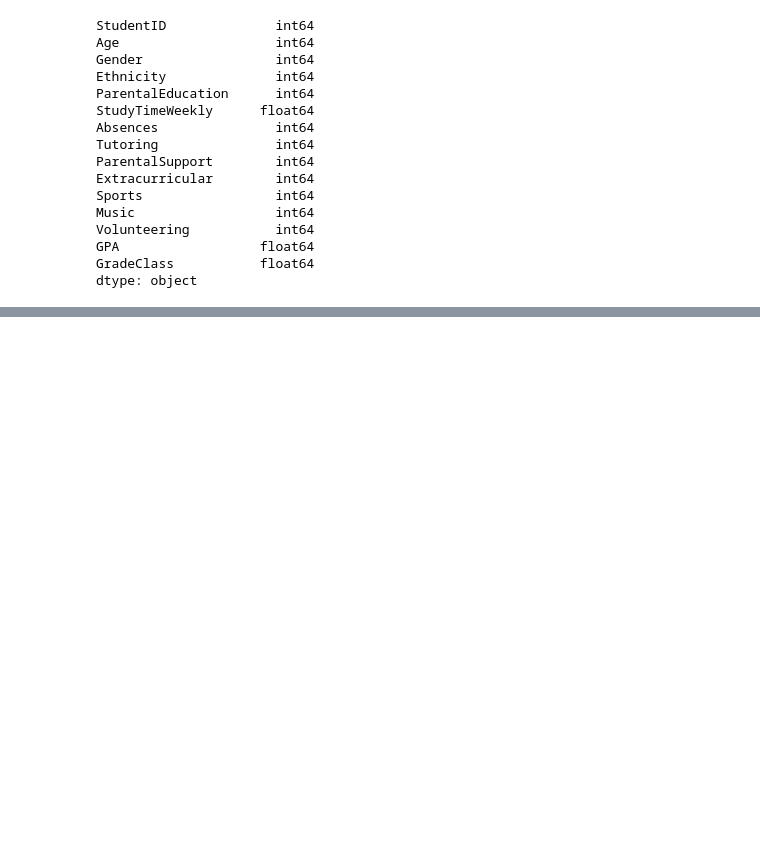
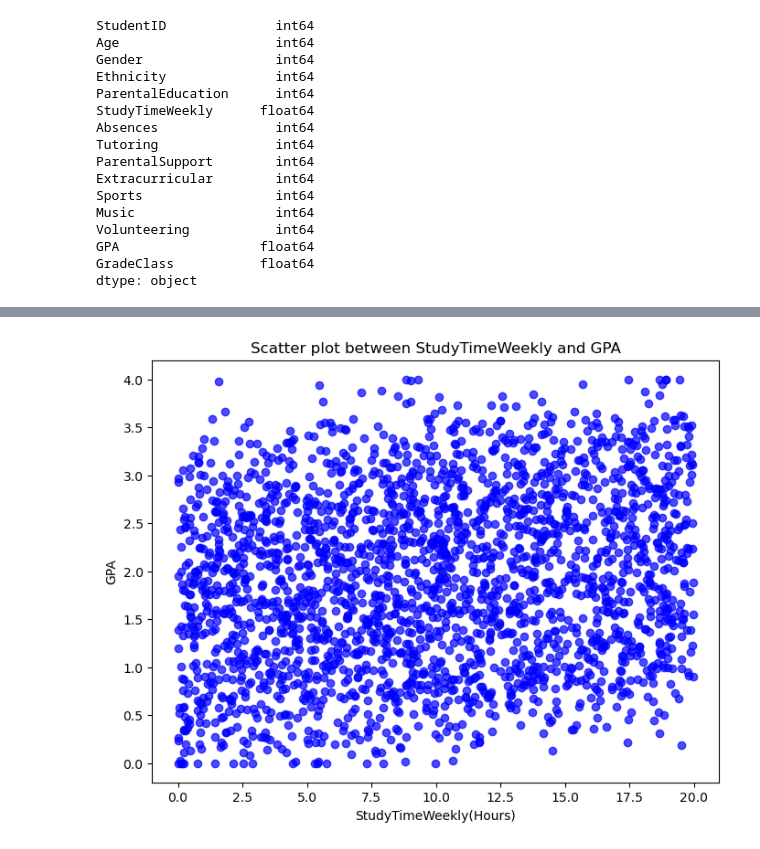
Before and after one commit to aleedelgadoo/Proyectos-Data-Analysis, a Jupyter notebook: Students.ipynb, the cells around one changed output, grey strips where cells are left out. Drawn from its saved outputs; the diff is of its cells as text; code cells hidden in the pictures; blank space fills up the shorter version.

```diff
--- a/Students.ipynb
+++ b/Students.ipynb
@@ -285,0 +373,12 @@ df.to_csv('Students_Modified.csv', index=False)
+# %%
+# Scatter Plot Betweeen GPA and StudyTimeWeeklky
+
+plt.figure(figsize=(8, 6))
+plt.scatter(df['StudyTimeWeekly'], df['GPA'], color='blue', alpha=0.7)
+plt.title('Scatter plot between StudyTimeWeekly and GPA')
+plt.xlabel('StudyTimeWeekly(Hours)')
+plt.ylabel('GPA')
+
+plt.show()
+# %% [output]
+[figure, added]
```
Also changed, not shown: parts of 62 cells of this notebook.
